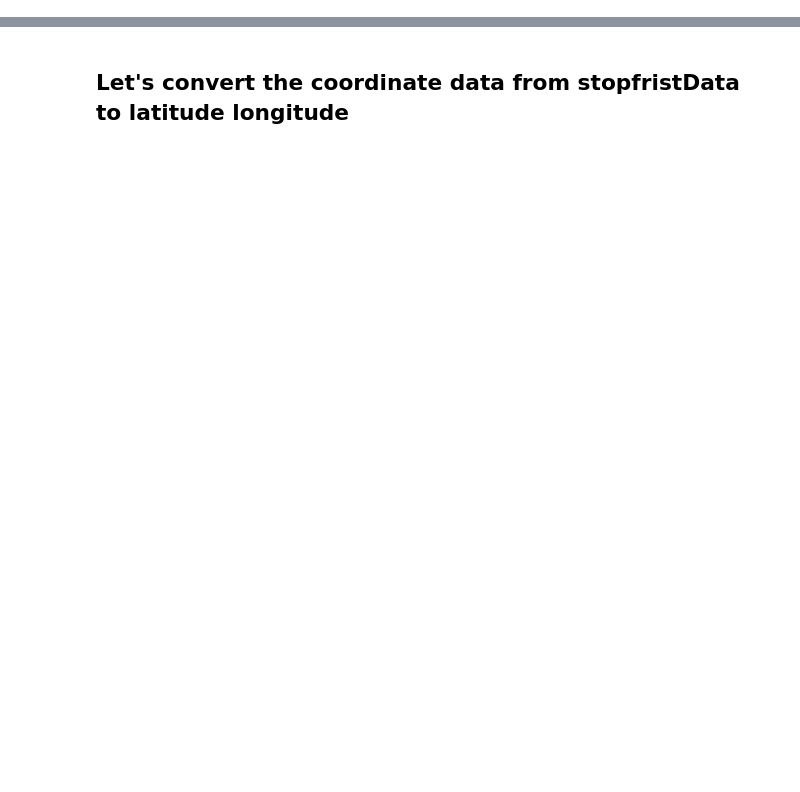
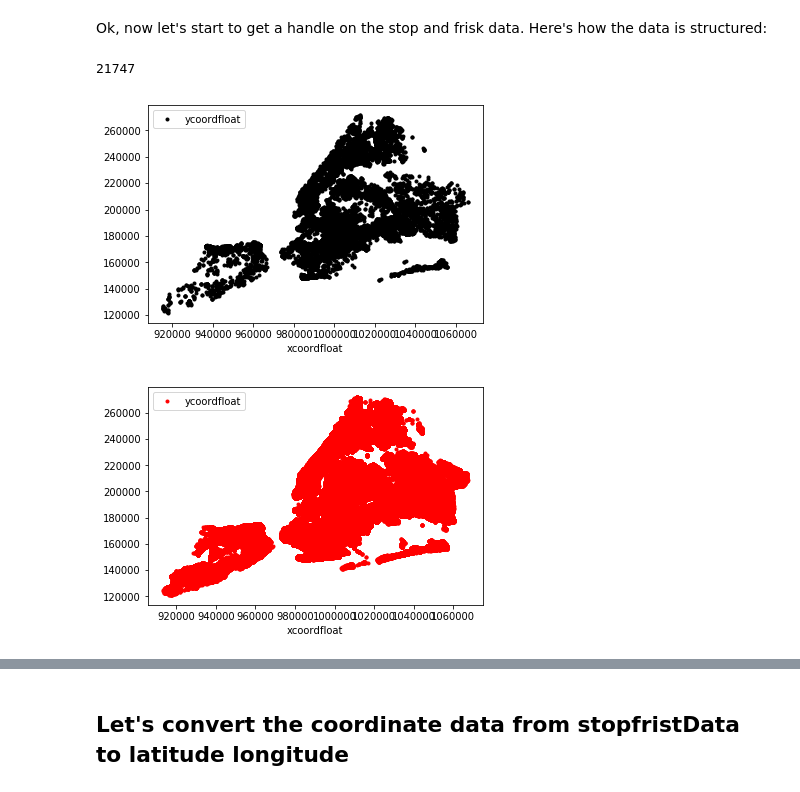
Before and after one commit to bensuutari/NYC_StopFrisk_Crime, a Jupyter notebook: nyc_StopFriskCrime.ipynb, the cells around one changed output, grey strips where cells are left out. Saved outputs shown, nothing was run; the diff lists cells and outputs as text; code cells hidden in the pictures; blank space fills up the shorter version.

```diff
--- a/nyc_StopFriskCrime.ipynb
+++ b/nyc_StopFriskCrime.ipynb
@@ -20,0 +113,10 @@ stopfriskData.head()
+# %%
+from sklearn.cluster import KMeans
+numclusters=20
+KMmodelStopFrisk=KMeans(n_clusters=numclusters, n_init=10, max_iter=300, init='k-means++')
+XStopFrisk=stopfriskData.loc[:,['Latitude','Longitude']]
+stopfriskCluster=KMmodelStopFrisk.fit(XStopFrisk)
+
+KMmodelCrime=KMeans(n_clusters=numclusters, n_init=10, max_iter=300, init='k-means++')
+XCrime=crimeData.loc[:,['Latitude','Longitude']]
+crimeCluster=KMmodelCrime.fit(XCrime)
@@ -20,0 +245,43 @@ stopfriskData.head()
+# %% [markdown]
+Ok, now let's start to get a handle on the stop and frisk data.  Here's how the data is structured:
+# %%
+#stopfriskData['xcoord'].astype(float)
+xtofloatstopfrisk=list()
+ytofloatstopfrisk=list()
+baddatastopfrisk=list()
+for i in stopfriskData.index:
+    try:
+        xtofloatstopfrisk.append(float(stopfriskData['xcoord'][i]))
+        ytofloatstopfrisk.append(float(stopfriskData['ycoord'][i]))
+    except:
+        baddatastopfrisk.append(i)
+
+xtofloatcrime=list()
+ytofloatcrime=list()
+baddatacrime=list()
+for i in crimeData.index:
+    try:
+        xtofloatcrime.append(float(crimeData['X_COORD_CD'][i]))
+        ytofloatcrime.append(float(crimeData['Y_COORD_CD'][i]))
+    except:
+        baddatacrime.append(i)
+
+stopfriskData.drop(baddatastopfrisk,inplace=True)
+crimeData.drop(baddatacrime,inplace=True)
+# %%
+print(len(stopfriskData['xcoord']))
+# %% [output]
+21747
+# %%
+stopfriskData['xcoordfloat']=pd.Series(xtofloatstopfrisk,index=stopfriskData.index)
+stopfriskData['ycoordfloat']=pd.Series(ytofloatstopfrisk,index=stopfriskData.index)
+
+crimeData['xcoordfloat']=pd.Series(xtofloatcrime,index=crimeData.index)
+crimeData['ycoordfloat']=pd.Series(ytofloatcrime,index=crimeData.index)
+# %%
+stopfriskData.plot(x='xcoordfloat', y='ycoordfloat', style='.k')
+crimeData.plot(x='xcoordfloat', y='ycoordfloat', style='.r')
+plt.show()
+# %% [output]
+[figure, added]
+[figure, added]
```
Also changed, not shown: parts of 39 cells of this notebook.
